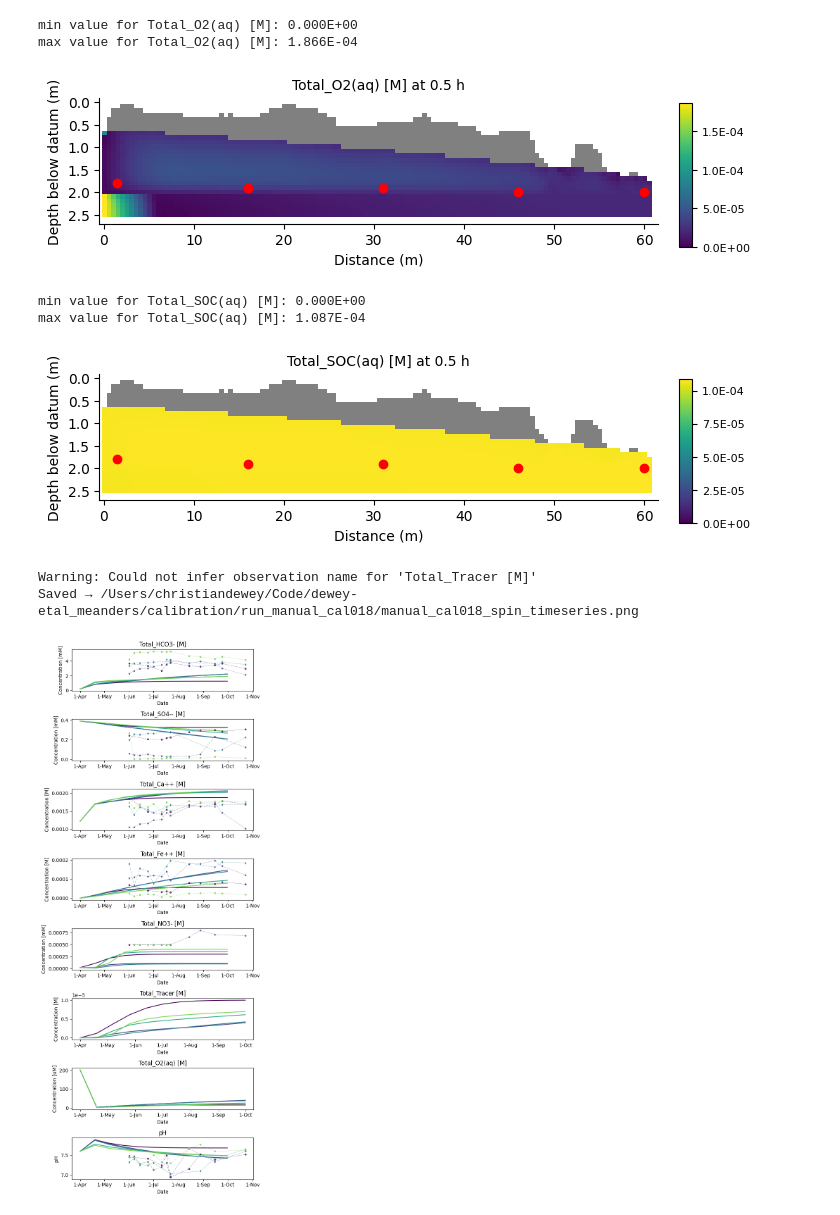
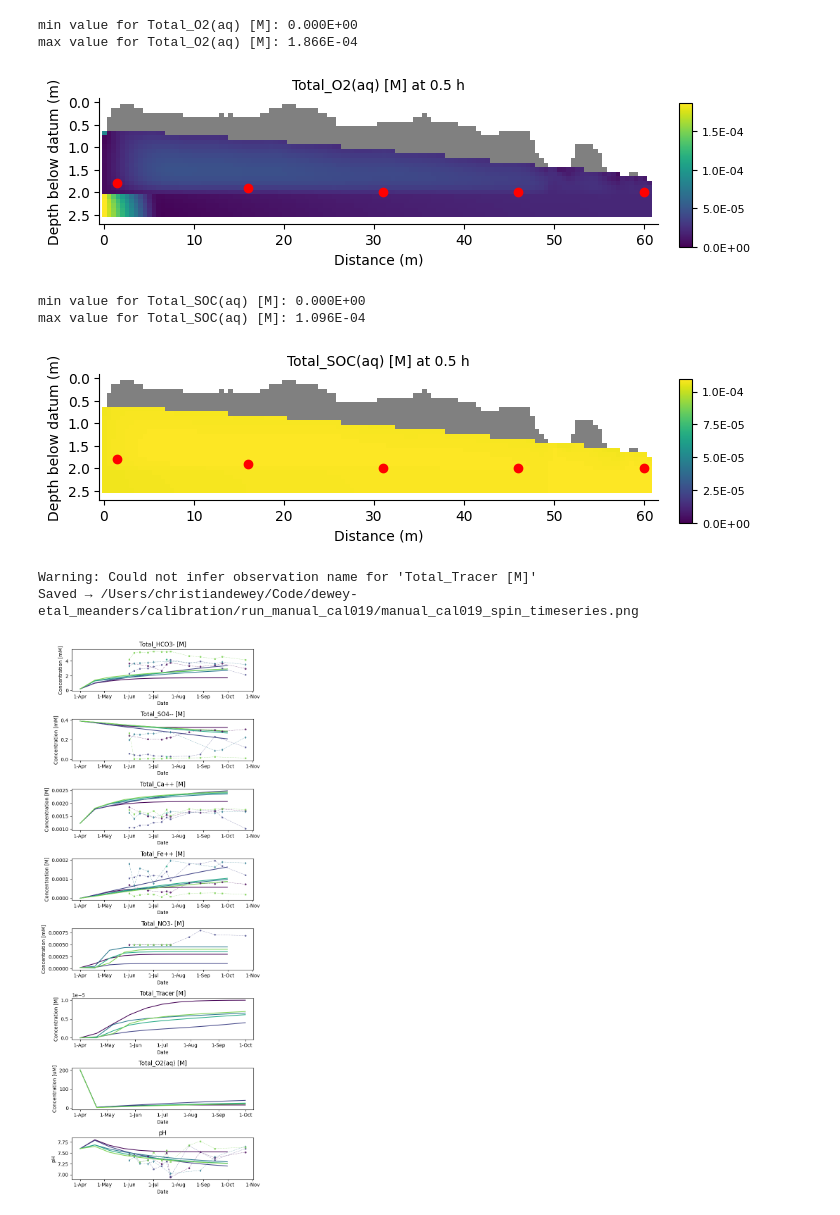
Before and after one commit to deweycw/dewey-etal_meanders, a Jupyter notebook: calibration/check_calibration_results.ipynb, the cells around one changed output. Cells and saved outputs as stored; diff of their text form; code cells hidden in the pictures.

```diff
--- a/calibration/check_calibration_results.ipynb
+++ b/calibration/check_calibration_results.ipynb
@@ -90,7 +90,7 @@ def get_depths_dists(transect):
     else:
         distances = [1.5, 16, 31, 46, 60.]
         #depths = [1.7,2.0,2.1,2.4,2.5]
-        depths = [1.8,1.9,1.9,2.0,2.0]
+        depths = [1.8,1.9,2.0,2.0,2.0]
 
     return depths, distances
 
@@ -135,12 +135,12 @@ max value for Total_Fe++ [M]: 1.719E-04
 min value for Total_O2(aq) [M]: 0.000E+00
 max value for Total_O2(aq) [M]: 1.866E-04
 [figure]
 min value for Total_SOC(aq) [M]: 0.000E+00
-max value for Total_SOC(aq) [M]: 1.087E-04
+max value for Total_SOC(aq) [M]: 1.096E-04
 [figure]
 Warning: Could not infer observation name for 'Total_Tracer [M]'
-Saved → /Users/christiandewey/Code/dewey-etal_meanders/calibration/run_manual_cal018/manual_cal018_spin_timeseries.png
+Saved → /Users/christiandewey/Code/dewey-etal_meanders/calibration/run_manual_cal019/manual_cal019_spin_timeseries.png
-[figure, old version]
+[figure, new version]
 # %%
 trans_p = PflotranProcessor(h5_path=Path(RUN_PATH,TRANS_FILE),
     meander='MC',
```
Also changed, not shown: parts of 5 cells of this notebook, 12 other files.
